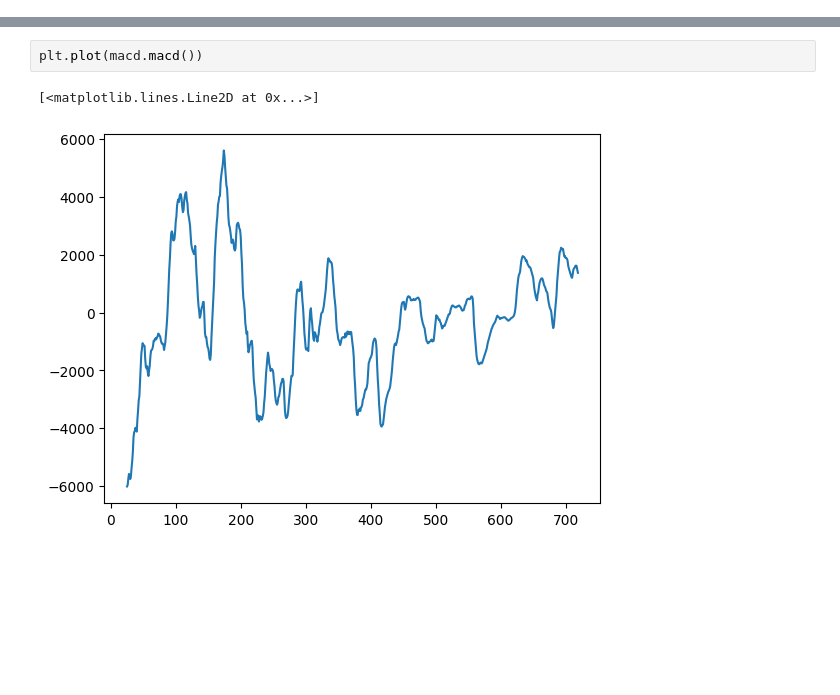
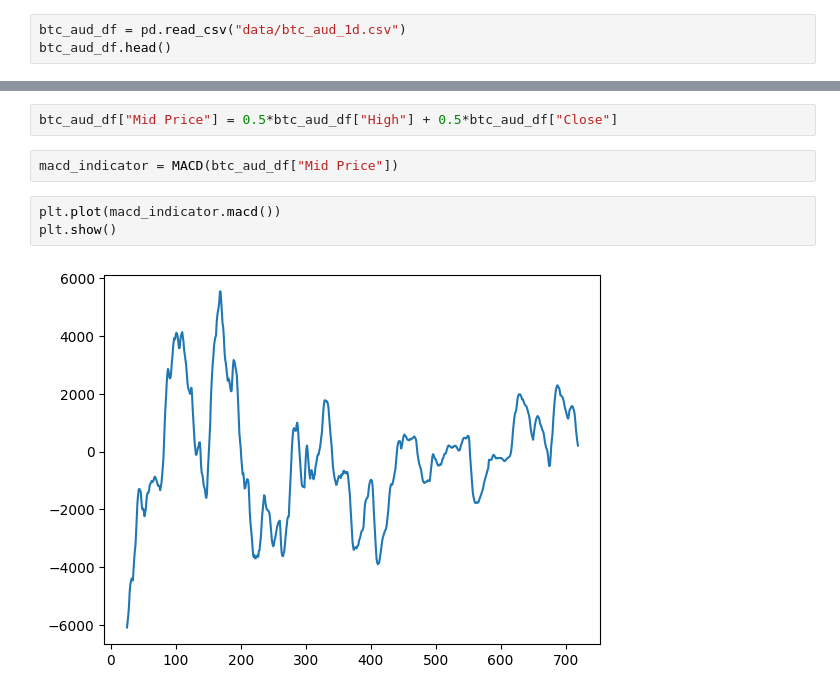
Before and after one commit to WesleyArthur736/AITradebot, a Jupyter notebook: eda.ipynb, the cells around one changed output, grey strips where cells are left out. Drawn from its saved outputs; the diff is of its cells as text; blank space fills up the shorter version.

Commit message:
macd trader bot with pnl

```diff
--- a/eda.ipynb
+++ b/eda.ipynb
@@ -35,0 +6,3 @@ macd = MACD(btc_aud_df['Close'],window_slow=26, window_fast=12)
+# %%
+btc_aud_df = pd.read_csv("data/btc_aud_1d.csv")
+btc_aud_df.head()
@@ -36,5 +16,9 @@ macd = MACD(btc_aud_df['Close'],window_slow=26, window_fast=12)
+# %%
+btc_aud_df["Mid Price"] = 0.5*btc_aud_df["High"] + 0.5*btc_aud_df["Close"]
+# %%
+macd_indicator = MACD(btc_aud_df["Mid Price"])
 # %%
-plt.plot(macd.macd())
+plt.plot(macd_indicator.macd())
+plt.show()
 # %% [output]
-[<matplotlib.lines.Line2D at 0x...>]
-[figure, old version]
+[figure, new version]
```
Also changed, not shown: parts of 15 cells of this notebook, 6 other files.
